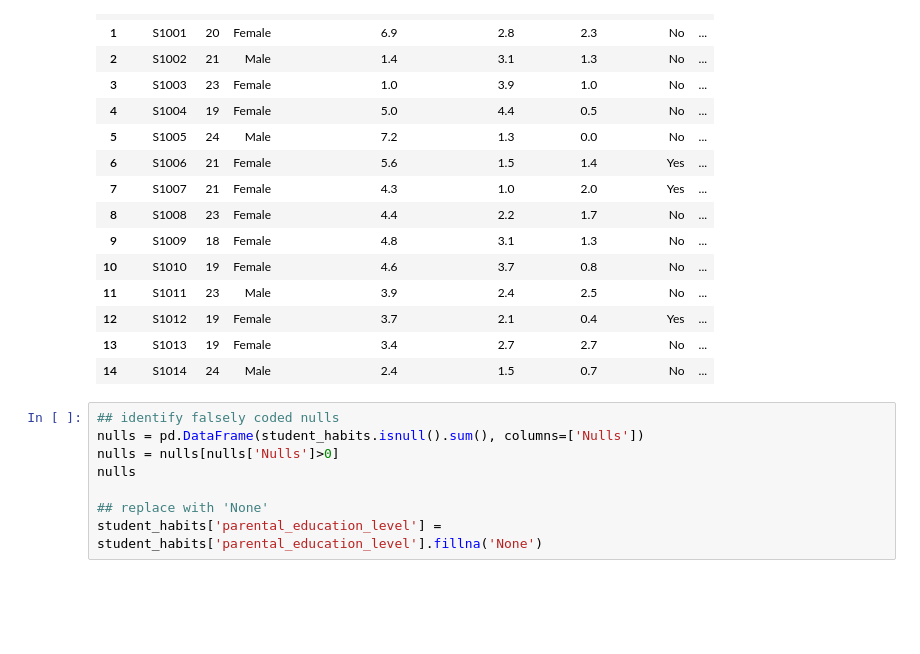
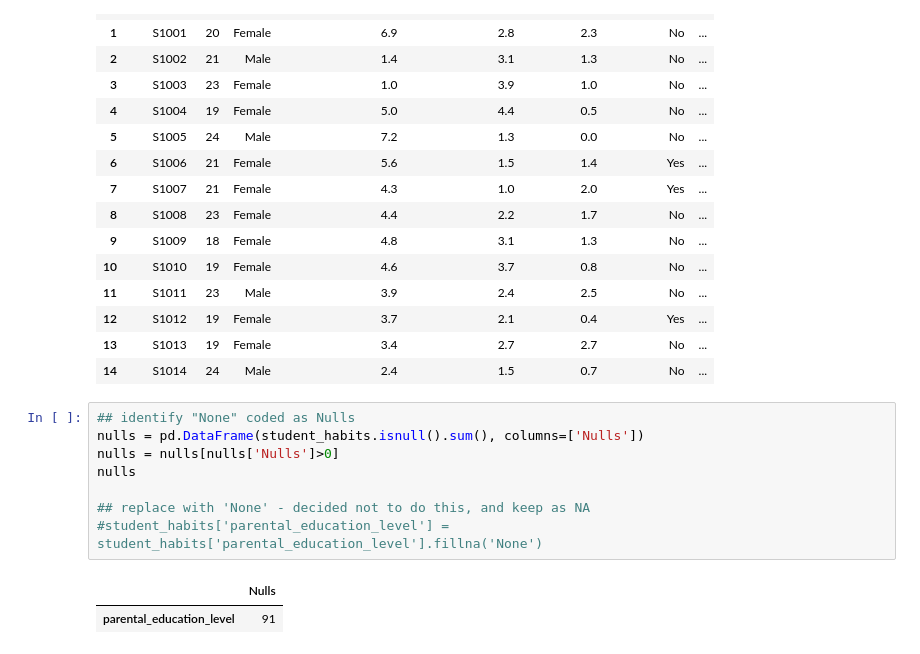
Before and after one commit to USD-AAI-500-Stats-Group-2/Stats500FinalProject, a Jupyter notebook: erika/erika_analysis.ipynb, the cells around one changed output. Cells and saved outputs as stored; diff of their text form; blank space fills up the shorter version.

```diff
--- a/erika/erika_analysis.ipynb
+++ b/erika/erika_analysis.ipynb
@@ -33,13 +39,16 @@ student_habits.head(15)
 | 13 | S1013 | 19 | Female | 3.4 | 2.7 | 2.7 | No | ... |
 | 14 | S1014 | 24 | Male | 2.4 | 1.5 | 0.7 | No | ... |
 # %%
-## identify falsely coded nulls
+## identify "None" coded as Nulls
 nulls = pd.DataFrame(student_habits.isnull().sum(), columns=['Nulls'])
 nulls = nulls[nulls['Nulls']>0]
 nulls
 
-## replace with 'None'
-student_habits['parental_education_level'] = student_habits['parental_education_level'].fillna('None')
+## replace with 'None' - decided not to do this, and keep as NA
+#student_habits['parental_education_level'] = student_habits['parental_education_level'].fillna('None')
+# %% [output]
+|  | Nulls |
+| parental_education_level | 91 |
 # %%
 ## assign ordered levels for ordinal variables
 
```
Also changed, not shown: parts of 22 cells of this notebook.
